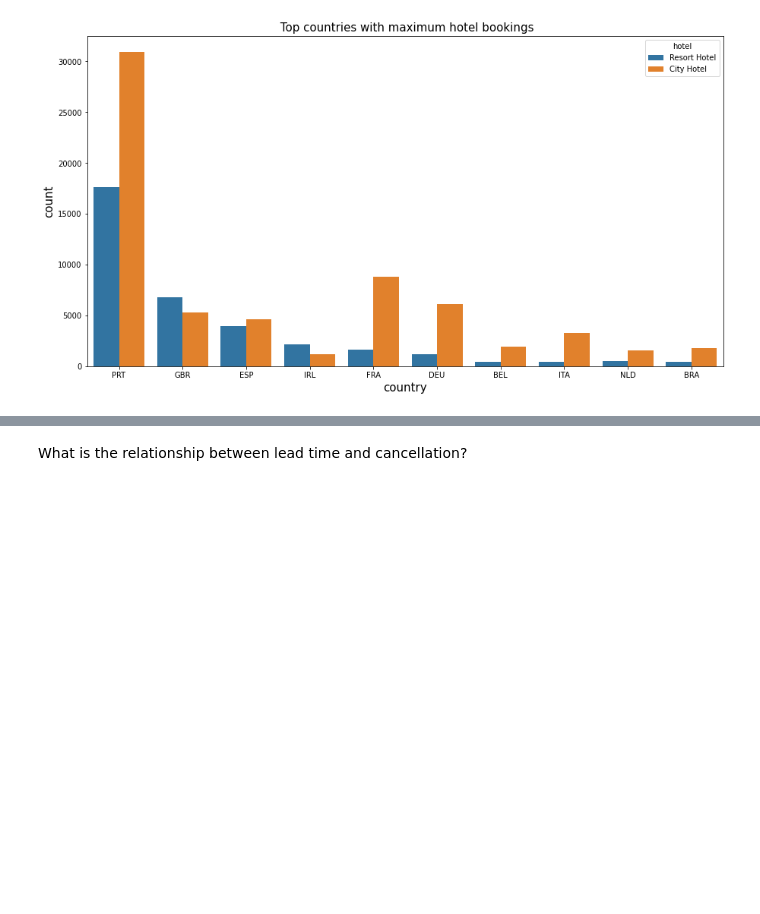
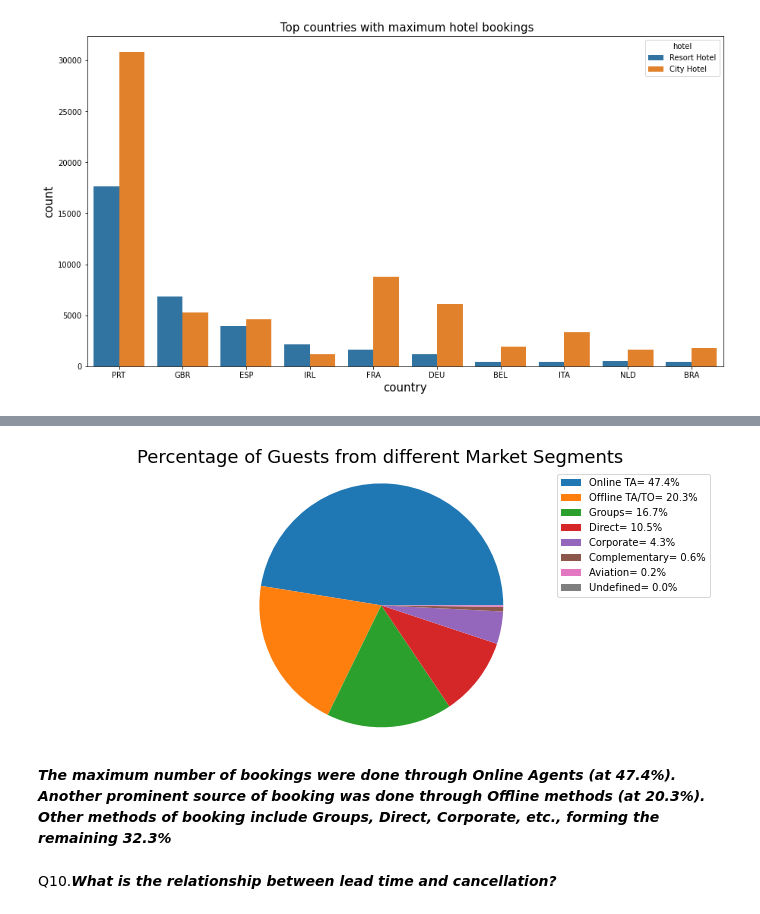
Before and after one commit to Souvik0651/hotel_booking_analysis, a Jupyter notebook: Hotel_Booking_Analysis_Souvik_Capstone_Project.ipynb, the cells around one changed output, grey strips where cells are left out. Cells and saved outputs as stored; diff of their text form; code cells hidden in the pictures; blank space fills up the shorter version.

```diff
--- a/Hotel_Booking_Analysis_Souvik_Capstone_Project.ipynb
+++ b/Hotel_Booking_Analysis_Souvik_Capstone_Project.ipynb
@@ -444,6 +541,6 @@ q
 # %%
-l=[]
-for i in q:
-  n = str(i).replace(",","=")
-  l.append(n)
+l=[str(i).replace(",","=") for i in q ]
+# for i in q:
+#   n = str(i).replace(",","=")
+#   l.append(n)
 l
@@ -449,0 +556,6 @@ l
+# %%
+t=[str(i) for i in l ]
+# for i in q:
+#   m = list(i)
+#   t.append(m)
+t
@@ -449,0 +571,9 @@ l
+# %%
+
+g=[]
+for i in t:
+  j= i.replace("('","")
+  j=j.replace("')","")
+  j=j.replace("'","")
+  g.append(j)
+g
@@ -453,8 +591,0 @@ l.shape
-# %%
-
-plt.rcParams['figure.figsize']=(10,15)
-plt.rcParams['font.size']=15
-# x=market_segment.plot.pie(fontsize=12,title='Market Segment',ylabel='',explode=[0,0.2,0.2,0.2,0.2,0.2,0.2,0])
-patches, texts = plt.pie(market_segment, startangle=90, radius=1.2)
-plt.legend(patches,labels=l,loc='lower right')
-plt.axis('equal')
@@ -461,5 +594,19 @@ plt.axis('equal')
+# %%
+
+plt.rcParams['figure.figsize']=(12,5)
+plt.rcParams['font.size']=15
+patches=plt.pie(market_segment)
+plt.title('Percentage of Guests from different Market Segments')
+plt.legend(labels=g,loc='upper right',prop={'size':10})
+plt.axis('equal')
+plt.show()
+# %% [output]
+[figure, added]
+# %% [markdown]
+***The maximum number of bookings were done through Online Agents (at 47.4%). Another prominent source of booking was done through Offline methods (at 20.3%).
+Other methods of booking include Groups, Direct, Corporate, etc., forming the remaining 32.3%***
 # %% [markdown]
-What is the relationship between lead time and cancellation?
+Q10.***What is the relationship between lead time and cancellation?***
 # %%
 x=hotel_booking_new['hotel'].value_counts().sum()
 # %%
```
Also changed, not shown: parts of 91 cells of this notebook.
